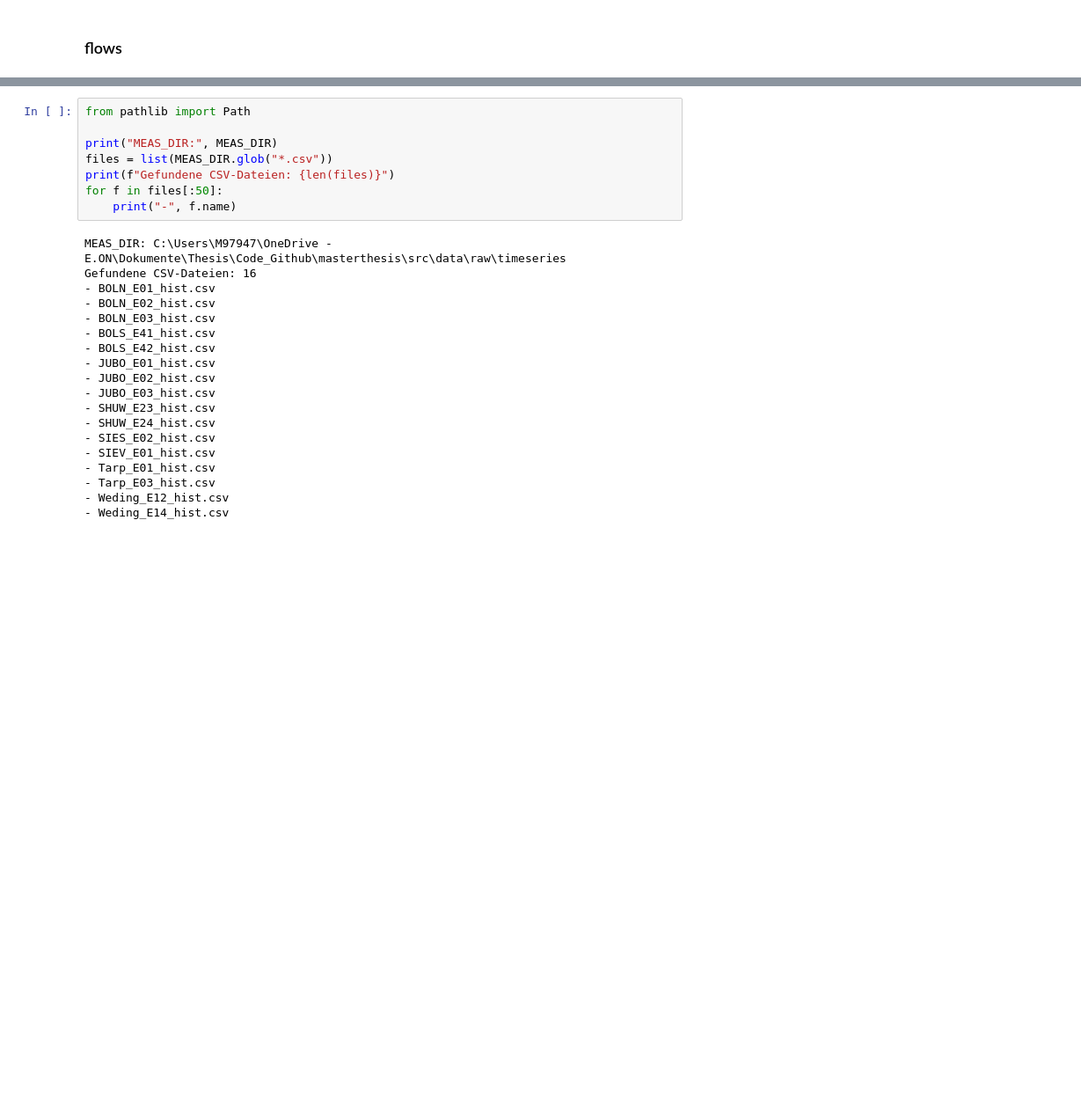
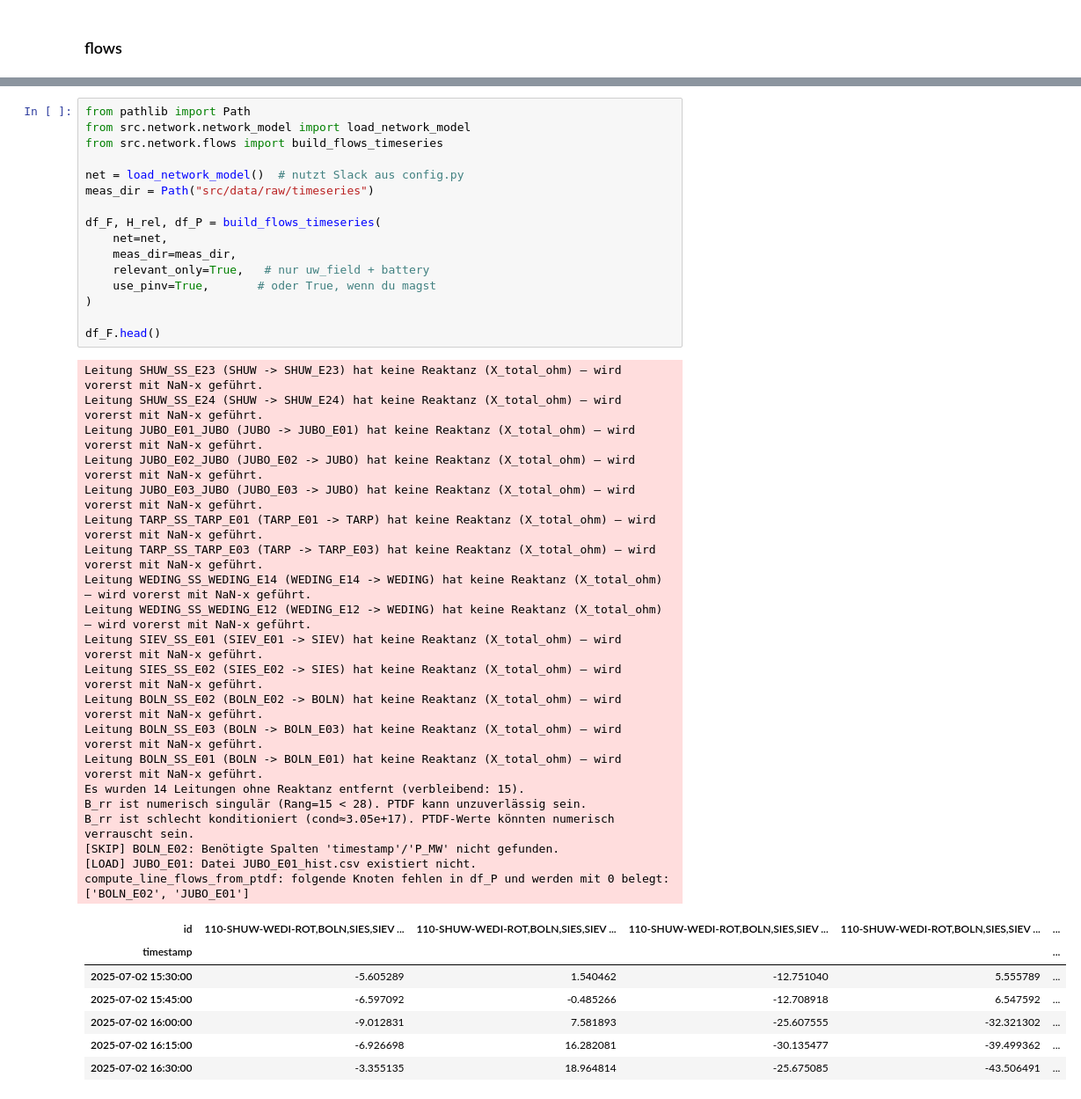
Before and after one commit to Krawinator/masterthesis, a Jupyter notebook: test_before_implement.ipynb, the cells around one changed output, grey strips where cells are left out. Shown at 88% size. Drawn from its saved outputs; the diff is of its cells as text; blank space fills up the shorter version.

```diff
--- a/test_before_implement.ipynb
+++ b/test_before_implement.ipynb
@@ -1132,27 +1098,44 @@ Knoten mit Messwerten: 16
 # %%
 from pathlib import Path
+from src.network.network_model import load_network_model
+from src.network.flows import build_flows_timeseries
 
-print("MEAS_DIR:", MEAS_DIR)
-files = list(MEAS_DIR.glob("*.csv"))
-print(f"Gefundene CSV-Dateien: {len(files)}")
-for f in files[:50]:
-    print("-", f.name)
+net = load_network_model()  # nutzt Slack aus config.py
+meas_dir = Path("src/data/raw/timeseries")
+
+df_F, H_rel, df_P = build_flows_timeseries(
+    net=net,
+    meas_dir=meas_dir,
+    relevant_only=True,   # nur uw_field + battery
+    use_pinv=True,       # oder True, wenn du magst
+)
+
+df_F.head()
 # %% [output]
-MEAS_DIR: C:\Users\M97947\OneDrive - E.ON\Dokumente\Thesis\Code_Github\masterthesis\src\data\raw\timeseries
-Gefundene CSV-Dateien: 16
-- BOLN_E01_hist.csv
-- BOLN_E02_hist.csv
-- BOLN_E03_hist.csv
-- BOLS_E41_hist.csv
-- BOLS_E42_hist.csv
-- JUBO_E01_hist.csv
-- JUBO_E02_hist.csv
-- JUBO_E03_hist.csv
-- SHUW_E23_hist.csv
-- SHUW_E24_hist.csv
-- SIES_E02_hist.csv
-- SIEV_E01_hist.csv
-- Tarp_E01_hist.csv
-- Tarp_E03_hist.csv
-- Weding_E12_hist.csv
-- Weding_E14_hist.csv
+Leitung SHUW_SS_E23 (SHUW -> SHUW_E23) hat keine Reaktanz (X_total_ohm) – wird vorerst mit NaN-x geführt.
+Leitung SHUW_SS_E24 (SHUW -> SHUW_E24) hat keine Reaktanz (X_total_ohm) – wird vorerst mit NaN-x geführt.
+Leitung JUBO_E01_JUBO (JUBO -> JUBO_E01) hat keine Reaktanz (X_total_ohm) – wird vorerst mit NaN-x geführt.
+Leitung JUBO_E02_JUBO (JUBO_E02 -> JUBO) hat keine Reaktanz (X_total_ohm) – wird vorerst mit NaN-x geführt.
+Leitung JUBO_E03_JUBO (JUBO_E03 -> JUBO) hat keine Reaktanz (X_total_ohm) – wird vorerst mit NaN-x geführt.
+Leitung TARP_SS_TARP_E01 (TARP_E01 -> TARP) hat keine Reaktanz (X_total_ohm) – wird vorerst mit NaN-x geführt.
+Leitung TARP_SS_TARP_E03 (TARP -> TARP_E03) hat keine Reaktanz (X_total_ohm) – wird vorerst mit NaN-x geführt.
+Leitung WEDING_SS_WEDING_E14 (WEDING_E14 -> WEDING) hat keine Reaktanz (X_total_ohm) – wird vorerst mit NaN-x geführt.
+Leitung WEDING_SS_WEDING_E12 (WEDING_E12 -> WEDING) hat keine Reaktanz (X_total_ohm) – wird vorerst mit NaN-x geführt.
+Leitung SIEV_SS_E01 (SIEV_E01 -> SIEV) hat keine Reaktanz (X_total_ohm) – wird vorerst mit NaN-x geführt.
+Leitung SIES_SS_E02 (SIES_E02 -> SIES) hat keine Reaktanz (X_total_ohm) – wird vorerst mit NaN-x geführt.
+Leitung BOLN_SS_E02 (BOLN_E02 -> BOLN) hat keine Reaktanz (X_total_ohm) – wird vorerst mit NaN-x geführt.
+Leitung BOLN_SS_E03 (BOLN -> BOLN_E03) hat keine Reaktanz (X_total_ohm) – wird vorerst mit NaN-x geführt.
+Leitung BOLN_SS_E01 (BOLN -> BOLN_E01) hat keine Reaktanz (X_total_ohm) – wird vorerst mit NaN-x geführt.
+Es wurden 14 Leitungen ohne Reaktanz entfernt (verbleibend: 15).
+B_rr ist numerisch singulär (Rang=15 < 28). PTDF kann unzuverlässig sein.
+B_rr ist schlecht konditioniert (cond≈3.05e+17). PTDF-Werte könnten numerisch verrauscht sein.
+[SKIP] BOLN_E02: Benötigte Spalten 'timestamp'/'P_MW' nicht gefunden.
+[LOAD] JUBO_E01: Datei JUBO_E01_hist.csv existiert nicht.
+compute_line_flows_from_ptdf: folgende Knoten fehlen in df_P und werden mit 0 belegt: ['BOLN_E02', 'JUBO_E01']
+| id | 110-SHUW-WEDI-ROT,BOLN,SIES,SIEV ... | 110-SHUW-WEDI-ROT,BOLN,SIES,SIEV ... | 110-SHUW-WEDI-ROT,BOLN,SIES,SIEV ... | 110-SHUW-WEDI-ROT,BOLN,SIES,SIEV ... | ... |
+| timestamp |  |  |  |  | ... |
+| 2025-07-02 15:30:00 | -5.605289 | 1.540462 | -12.751040 | 5.555789 | ... |
+| 2025-07-02 15:45:00 | -6.597092 | -0.485266 | -12.708918 | 6.547592 | ... |
+| 2025-07-02 16:00:00 | -9.012831 | 7.581893 | -25.607555 | -32.321302 | ... |
+| 2025-07-02 16:15:00 | -6.926698 | 16.282081 | -30.135477 | -39.499362 | ... |
+| 2025-07-02 16:30:00 | -3.355135 | 18.964814 | -25.675085 | -43.506491 | ... |
```
Also changed, not shown: parts of 6 cells of this notebook, 5 other files.
